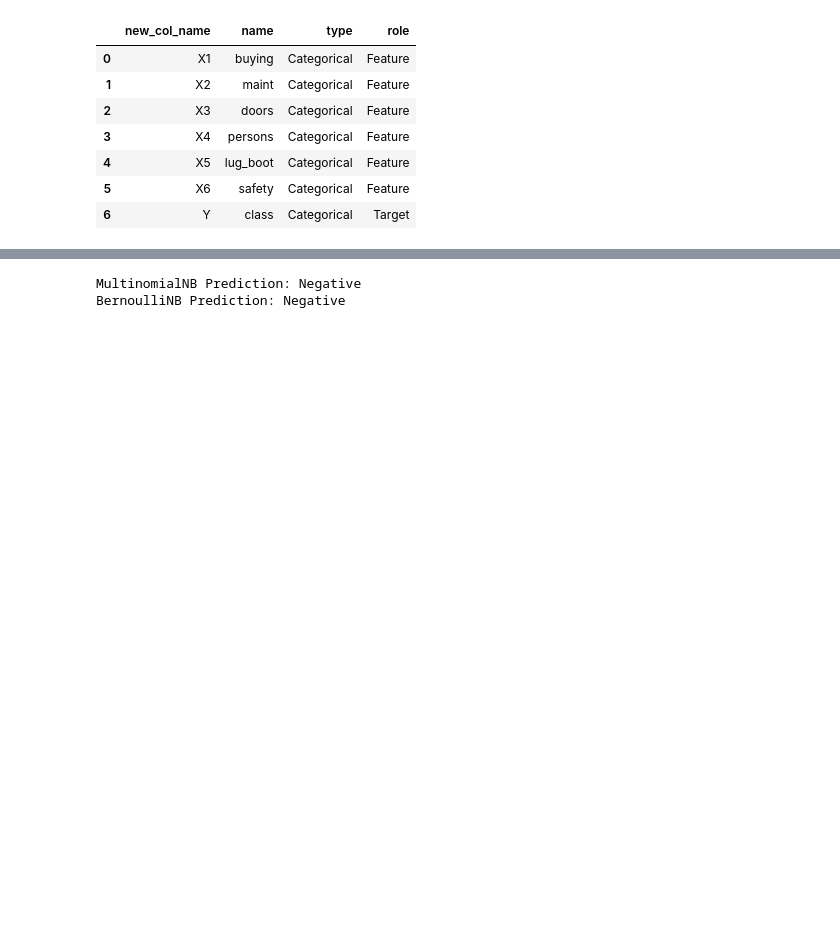
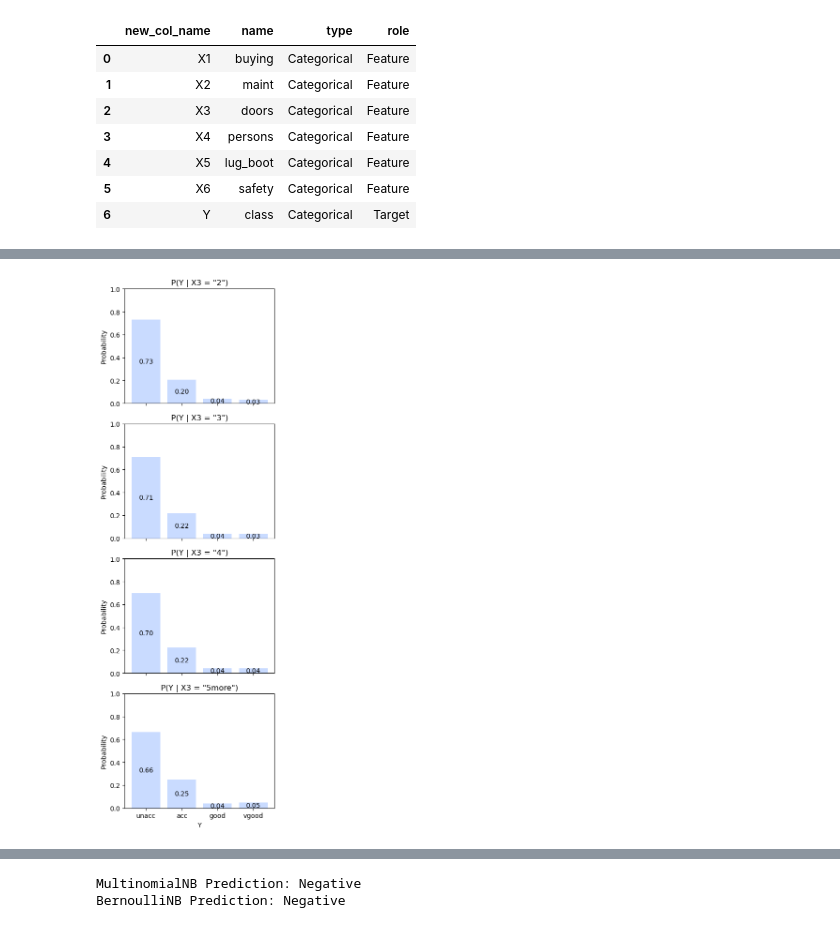
Before and after one commit to arvindsuresh-math/MATH-392-Intro-to-neural-networks, a Jupyter notebook: notebooks/09_intro-to-classification.ipynb, the cells around one changed output, grey strips where cells are left out. Drawn from its saved outputs; the diff is of its cells as text; code cells hidden in the pictures; blank space fills up the shorter version.

```diff
--- a/notebooks/09_intro-to-classification.ipynb
+++ b/notebooks/09_intro-to-classification.ipynb
@@ -190,5 +182,0 @@ Y  values: ['acc', 'unacc', 'good', 'vgood']
-# %%
-# encode categorical variables X1 and Y with integers
-cars['X1'].replace({'vhigh': 3, 'high': 2, 'med': 1, 'low': 0}, inplace=True)
-cars['Y'].replace({'unacc': 0, 'acc': 1, 'good': 2, 'vgood': 3}, inplace=True)
-cars.head()
@@ -235,0 +291,40 @@ TypeError: ufunc 'isfinite' not supported for the input types, and the inputs co
+# %%
+# Get the possible unique values (and ordering if desired) for X3 and Y.
+x3_order = sorted(cars['X3'].unique())  # e.g., ['2', '3', '4', '5more'] if these are the door categories
+y_order = ['unacc', 'acc', 'good', 'vgood']
+
+n_x3 = len(x3_order)
+fig, axs = plt.subplots(n_x3, 1, figsize=(4, 3 * n_x3), sharex=True)
+if n_x3 == 1:
+    axs = [axs]
+
+for i, x3_val in enumerate(x3_order):
+    # Filter the dataset for the current X3 value
+    subset = cars[cars['X3'] == x3_val]
+
+    # Compute counts and then probabilities for each Y category
+    counts = np.array([np.sum(subset['Y'] == y_val) for y_val in y_order])
+    total = counts.sum()
+    prob = counts / total if total > 0 else np.zeros_like(counts)
+
+    ax = axs[i]
+    bars = ax.bar(y_order, prob, color=(0.7, 0.8, 1, 0.7))
+    ax.set_ylim(0, 1)
+    ax.set_ylabel('Probability')
+    ax.set_title(f'P(Y | X3 = "{x3_val}")')
+
+    # Annotate each bar with its probability value inside the bar
+    for bar, p in zip(bars, prob):
+        height = bar.get_height()
+        ax.text(
+            bar.get_x() + bar.get_width() / 2,  # horizontal center of the bar
+            height / 2,                         # vertical position: mid-bar
+            f'{p:.2f}',                         # formatted probability
+            ha='center', va='center', color='black'
+        )
+
+plt.xlabel('Y')
+plt.tight_layout()
+plt.show()
+# %% [output]
+[figure, added]
```
Also changed, not shown: parts of 13 cells of this notebook.
